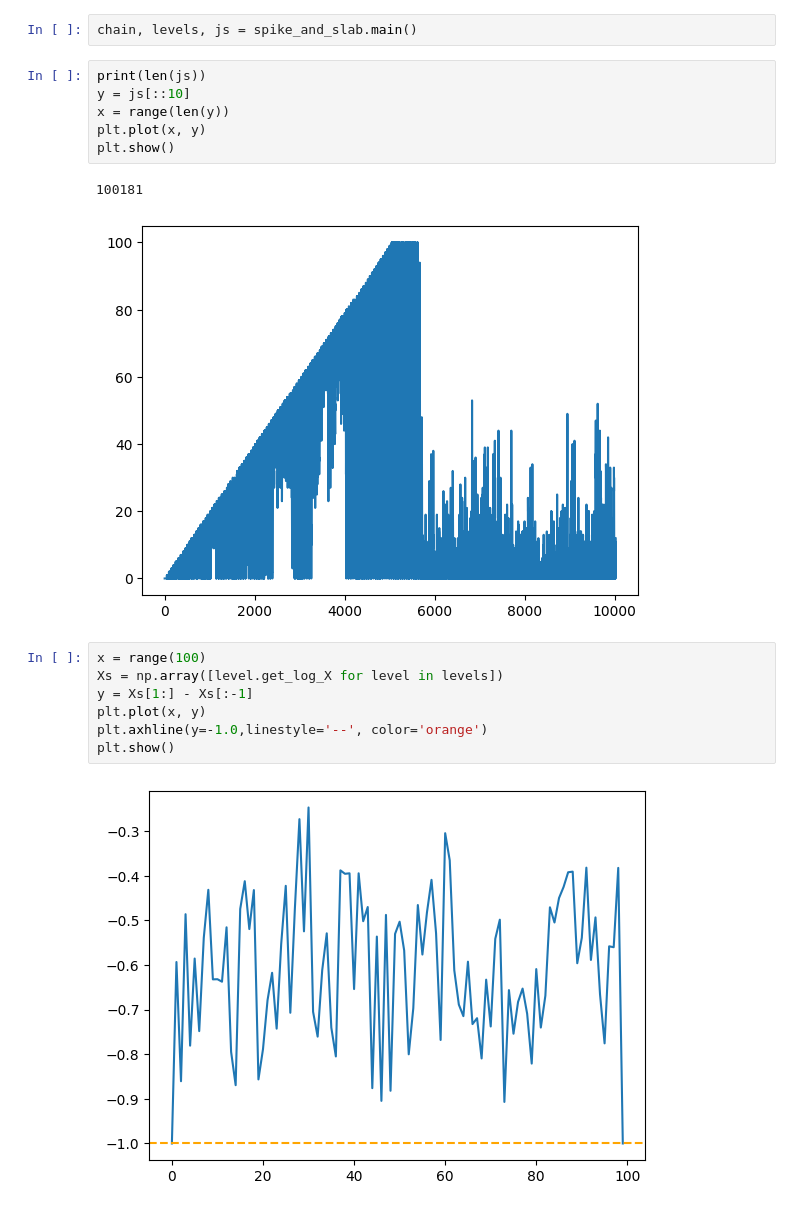
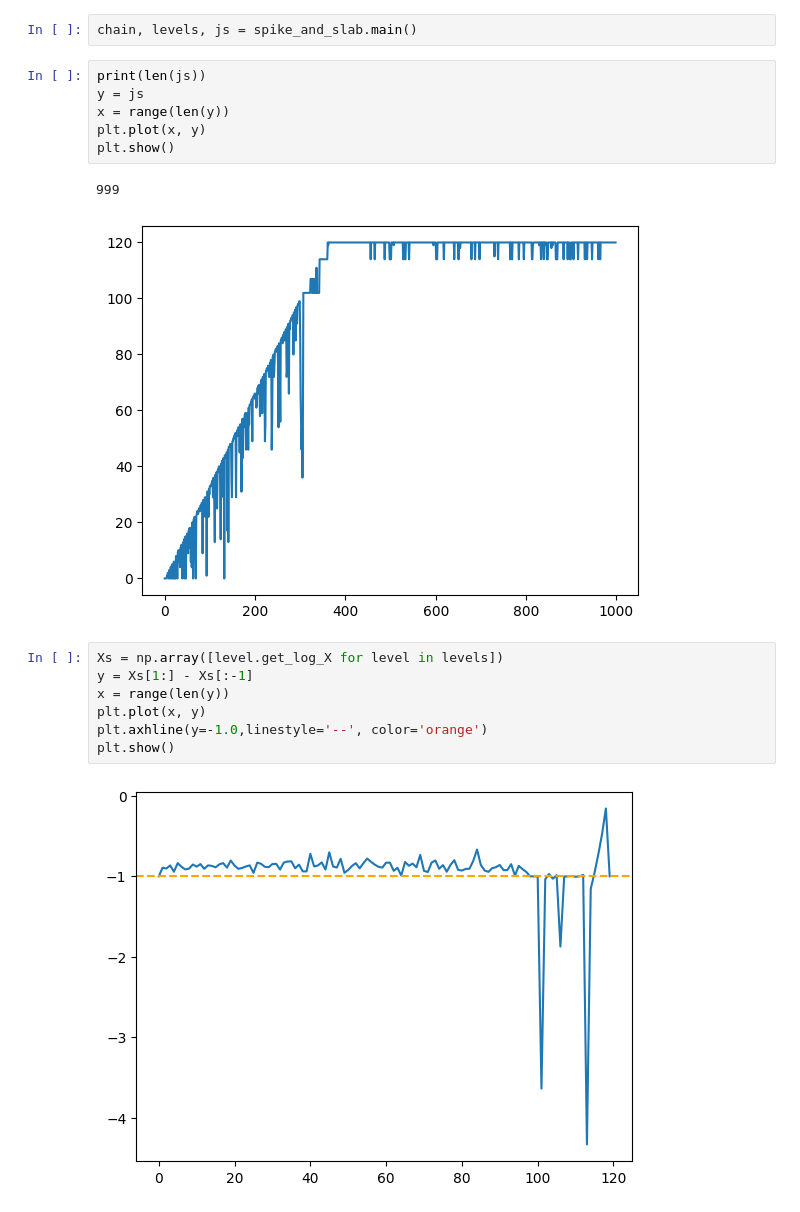
Before and after one commit to thomas-egg/nested_sampling, a Jupyter notebook: examples/spike_slab/sandbox.ipynb, the cells around one changed output. Saved outputs shown, nothing was run; the diff lists cells and outputs as text.

```diff
--- a/examples/spike_slab/sandbox.ipynb
+++ b/examples/spike_slab/sandbox.ipynb
@@ -41,22 +40,22 @@ plt.show()
 chain, levels, js = spike_and_slab.main()
 # %%
 print(len(js))
-y = js[::10]
+y = js
 x = range(len(y))
 plt.plot(x, y)
 plt.show()
 # %% [output]
-100181
+999
-[figure, old version]
+[figure, new version]
 # %%
-x = range(100)
 Xs = np.array([level.get_log_X for level in levels])
 y = Xs[1:] - Xs[:-1]
+x = range(len(y))
 plt.plot(x, y)
 plt.axhline(y=-1.0,linestyle='--', color='orange')
 plt.show()
 # %% [output]
-[figure, old version]
+[figure, new version]
 # %%
 logL = [level.log_likelihood_bound for level in levels]
 logX = [level.get_log_X for level in levels]
```
Also changed, not shown: parts of 5 cells of this notebook, 3 other files.
